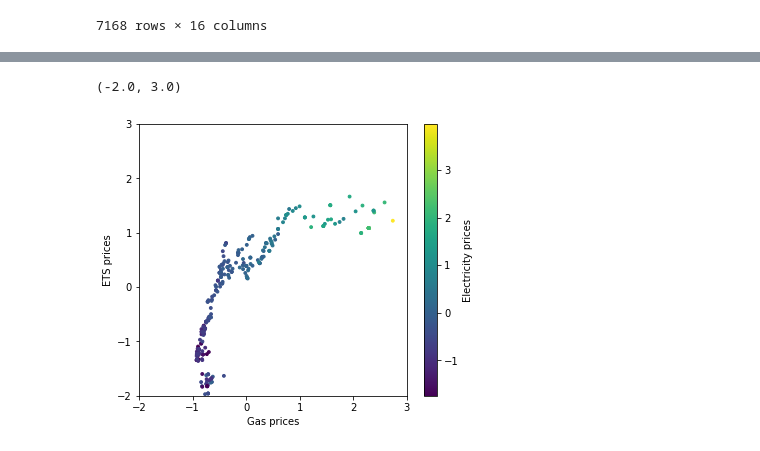
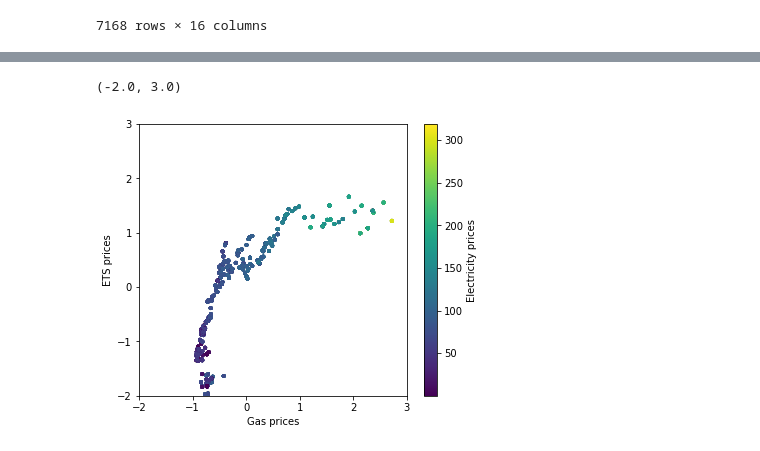
Before and after one commit to leatrin/electricity_prices, a Jupyter notebook: results.ipynb, the cells around one changed output, grey strips where cells are left out. Saved outputs shown, nothing was run; the diff lists cells and outputs as text; code cells hidden in the pictures.

```diff
--- a/results.ipynb
+++ b/results.ipynb
@@ -30,12 +48,15 @@ from sklearn import preprocessing, linear_model
 from sklearn.metrics import mean_squared_error
 
 bool_mask = []
-months = [5,6,7,8, 9, 10]
+months = [1,2,3,4,5,6,7,8, 9, 10]
 for i in dataset_input.index.month:
     bool_mask.append(i in months)
 
-x_df = dataset_input.loc[(dataset_input.index.hour==h) ]
+x_df = dataset_input
 x =np.array(x_df.drop(columns=['Coal_prices']))
 std_scale = preprocessing.StandardScaler().fit(x)
 x_scaled = std_scale.transform(x)
 x_fin = pd.DataFrame(x_scaled, columns=x_df.drop(columns=[ 'Coal_prices']).columns)
+# %%
+l = [float(x) for x in np.array(dataset_input['electricity_prices'])]
+l
@@ -42,13 +116,13 @@ x_fin = pd.DataFrame(x_scaled, columns=x_df.drop(columns=[ 'Coal_prices']).colum
 # %%
 fig = plt.figure(figsize=(6, 5))
 
-plt.scatter(x_fin['Gas_prices'], x_fin['ETS'], c=x_fin['electricity_prices'], s=8)
+plt.scatter(x_fin['Gas_prices'], x_fin['ETS'], c=l, s=8)
 
 plt.xlabel("Gas prices")
 plt.ylabel("ETS prices")
-plt.colorbar(label='Electricity prices')
+plt.colorbar(label='Electricity prices', )
 plt.xlim(-2,3)
 plt.ylim(-2,3)
 # %% [output]
 (-2.0, 3.0)
-[figure, old version]
+[figure, new version]
```
Also changed, not shown: parts of 9 cells of this notebook, 3 other files.
